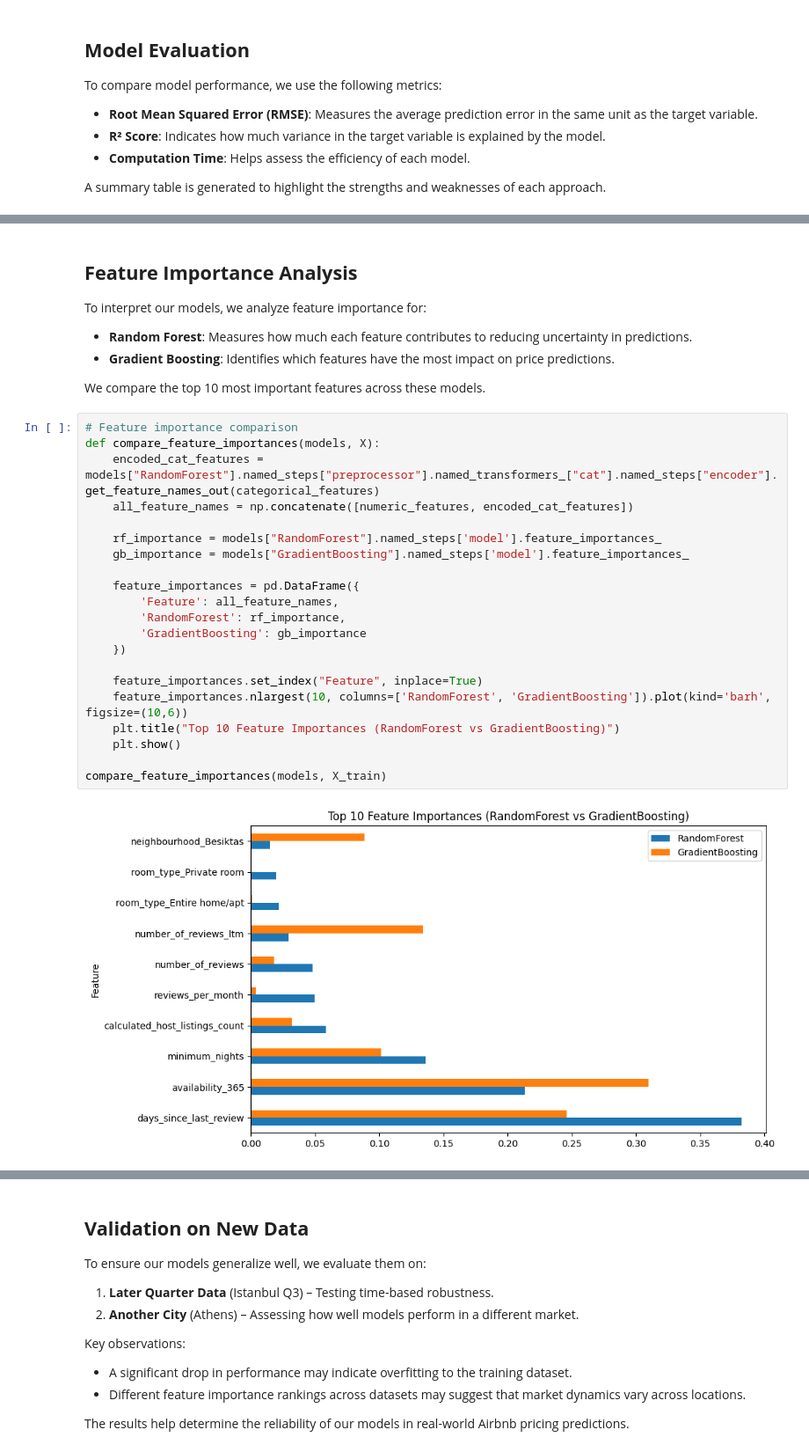
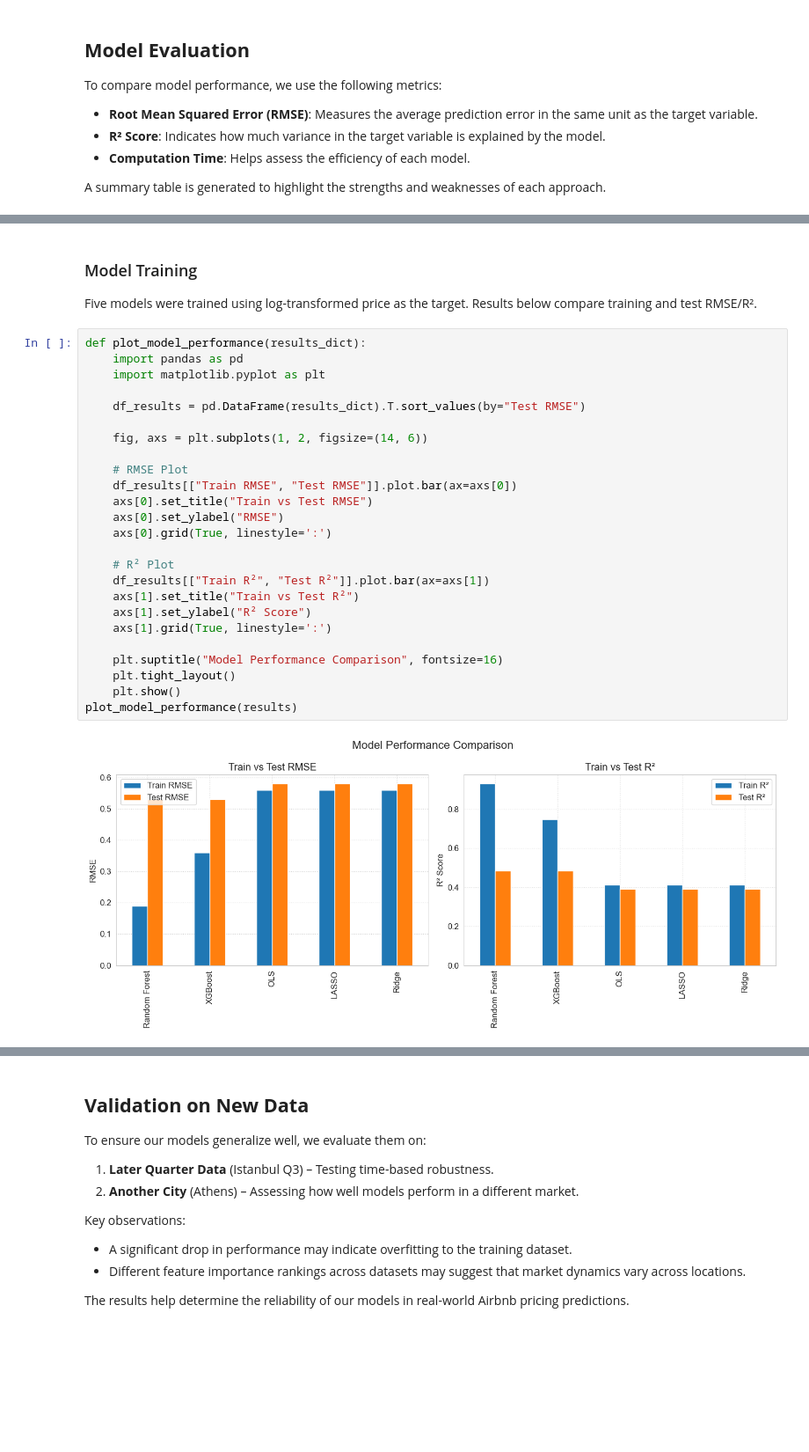
Before and after one commit to hdzmarcela/DA3_EDP25, a Jupyter notebook: Assignment 2/da3_assignment_2.ipynb, the cells around one changed output, grey strips where cells are left out. Shown at 88% size. Saved outputs shown, nothing was run; the diff lists cells and outputs as text; blank space fills up the shorter version.

```diff
--- a/Assignment 2/da3_assignment_2.ipynb
+++ b/Assignment 2/da3_assignment_2.ipynb
@@ -336,31 +413,31 @@ XGBoost           10598.832487 -0.379707            0.53
-# %% [markdown]
-## **Feature Importance Analysis**
-
-To interpret our models, we analyze feature importance for:
-- **Random Forest**: Measures how much each feature contributes to reducing uncertainty in predictions.
-- **Gradient Boosting**: Identifies which features have the most impact on price predictions.
-
-We compare the top 10 most important features across these models.
-# %%
-# Feature importance comparison
-def compare_feature_importances(models, X):
-    encoded_cat_features = models["RandomForest"].named_steps["preprocessor"].named_transformers_["cat"].named_steps["encoder"].get_feature_names_out(categorical_features)
-    all_feature_names = np.concatenate([numeric_features, encoded_cat_features])
-
-    rf_importance = models["RandomForest"].named_steps['model'].feature_importances_
-    gb_importance = models["GradientBoosting"].named_steps['model'].feature_importances_
-
-    feature_importances = pd.DataFrame({
-        'Feature': all_feature_names,
-        'RandomForest': rf_importance,
-        'GradientBoosting': gb_importance
-    })
-
-    feature_importances.set_index("Feature", inplace=True)
-    feature_importances.nlargest(10, columns=['RandomForest', 'GradientBoosting']).plot(kind='barh', figsize=(10,6))
-    plt.title("Top 10 Feature Importances (RandomForest vs GradientBoosting)")
-    plt.show()
-
-compare_feature_importances(models, X_train)
-# %% [output]
-[figure, removed]
+# %% [markdown]
+### Model Training
+
+Five models were trained using log-transformed price as the target. Results below compare training and test RMSE/R².
+# %%
+def plot_model_performance(results_dict):
+    import pandas as pd
+    import matplotlib.pyplot as plt
+
+    df_results = pd.DataFrame(results_dict).T.sort_values(by="Test RMSE")
+
+    fig, axs = plt.subplots(1, 2, figsize=(14, 6))
+
+    # RMSE Plot
+    df_results[["Train RMSE", "Test RMSE"]].plot.bar(ax=axs[0])
+    axs[0].set_title("Train vs Test RMSE")
+    axs[0].set_ylabel("RMSE")
+    axs[0].grid(True, linestyle=':')
+
+    # R² Plot
+    df_results[["Train R²", "Test R²"]].plot.bar(ax=axs[1])
+    axs[1].set_title("Train vs Test R²")
+    axs[1].set_ylabel("R² Score")
+    axs[1].grid(True, linestyle=':')
+
+    plt.suptitle("Model Performance Comparison", fontsize=16)
+    plt.tight_layout()
+    plt.show()
+plot_model_performance(results)
+# %% [output]
+[figure, added]
```
Also changed, not shown: parts of 42 cells of this notebook.
